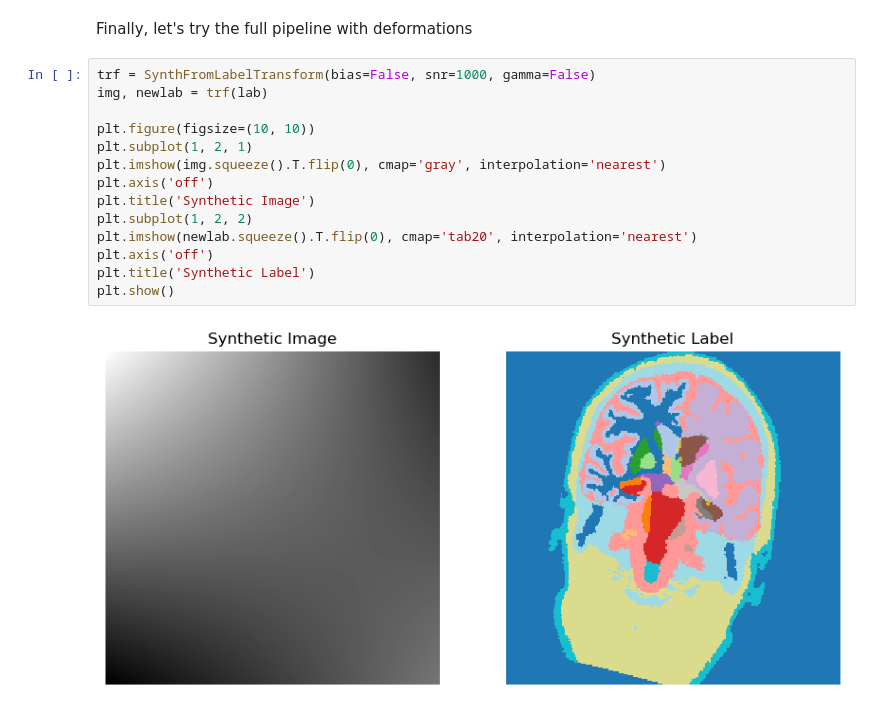
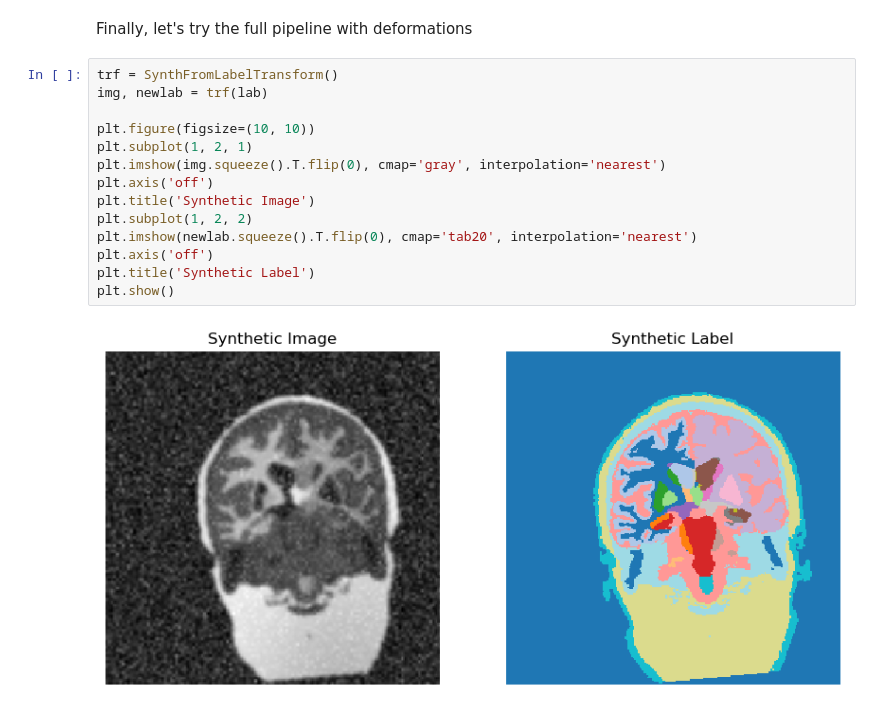
Before and after one commit to balbasty/cornucopia, a Jupyter notebook: docs/examples/synth.ipynb, the cells around one changed output. Saved outputs shown, nothing was run; the diff lists cells and outputs as text.

Commit message:
DOC(synth): fixed notebook

```diff
--- a/docs/examples/synth.ipynb
+++ b/docs/examples/synth.ipynb
@@ -93,21 +93,21 @@ plt.show()
 # %% [markdown]
 Finally, let's try the full pipeline with deformations
 # %%
-trf = SynthFromLabelTransform(bias=False, snr=1000, gamma=False)
+trf = SynthFromLabelTransform()
 img, newlab = trf(lab)
 
 plt.figure(figsize=(10, 10))
 plt.subplot(1, 2, 1)
 plt.imshow(img.squeeze().T.flip(0), cmap='gray', interpolation='nearest')
 plt.axis('off')
 plt.title('Synthetic Image')
 plt.subplot(1, 2, 2)
 plt.imshow(newlab.squeeze().T.flip(0), cmap='tab20', interpolation='nearest')
 plt.axis('off')
 plt.title('Synthetic Label')
 plt.show()
 # %% [output]
-[figure, old version]
+[figure, new version]
 # %%
 shape = [4, 4]
 plt.figure(figsize=(10, 10))
```
Also changed, not shown: parts of 4 cells of this notebook.
